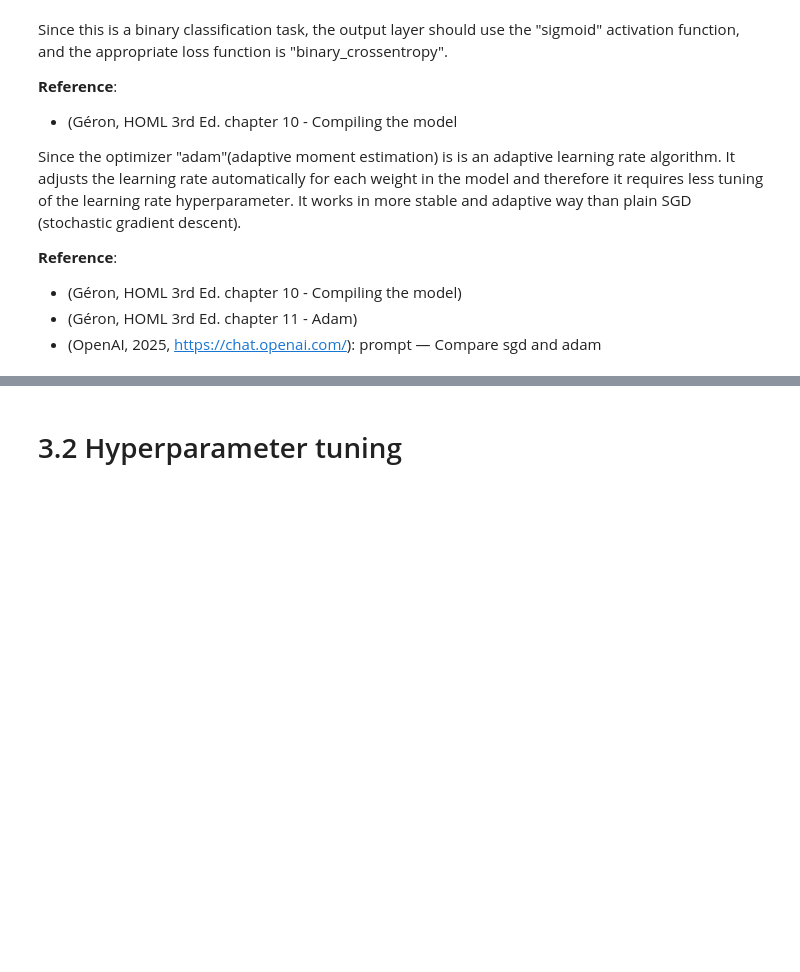
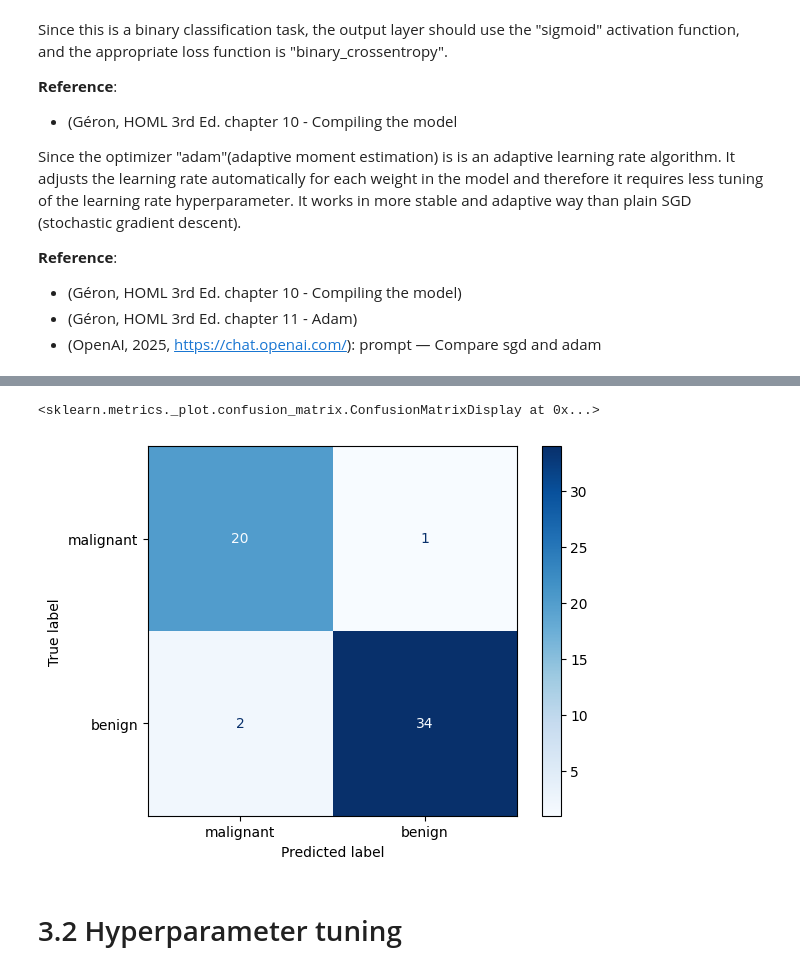
Before and after one commit to sk-0226/assignmt_2, a Jupyter notebook: zID_Project_02.ipynb, the cells around one changed output, grey strips where cells are left out. Saved outputs shown, nothing was run; the diff lists cells and outputs as text; code cells hidden in the pictures; blank space fills up the shorter version.

Commit message:
baseline model and final model separarted. evaluation and retrain on test+val combined set.

```diff
--- a/zID_Project_02.ipynb
+++ b/zID_Project_02.ipynb
@@ -419,9 +418,10 @@ For validation and test sets, scaler.transform() is used to apply the same scali
 # %% [markdown]
 <font color='blue'>**Fully connected (Dense layer) Artificial Neural Networks (ANNs) using TensorFlow and Keras**
 # %%
+# Build baseline model (4 layers, 20 nodes, SELU)
 import tensorflow as tf
-tf.random.set_seed(77)     # For reproducibility: the initial weights and biases in each Dense layers are the same every time I run the code
-model = tf.keras.Sequential([
+tf.random.set_seed(42)     # For reproducibility: the initial weights and biases in each Dense layers are the same every time I run the code
+baseline_model = tf.keras.Sequential([
   tf.keras.layers.Input(shape=(30,)),             # AI assistance: shape of the input = 30 features
   tf.keras.layers.Dense(20, activation="selu"),
   tf.keras.layers.Dense(20, activation="selu"),
@@ -532,7 +527,7 @@ The bias vector of that layer has 20 units, which is correct.
 # %% [markdown]
 Now a model has been created. The next step is to call compile() method to specify the loss function and the optimiser to use.
 # %%
-model.compile(loss="binary_crossentropy",
+baseline_model.compile(loss="binary_crossentropy",
               optimizer="adam",
               metrics=["accuracy"])
 # %% [markdown]
@@ -547,3 +542,6 @@ Since the optimizer "adam"(adaptive moment estimation) is is an adaptive learnin
 - (Géron, HOML 3rd Ed. chapter 10 - Compiling the model)
 - (Géron, HOML 3rd Ed. chapter 11 - Adam)
 - (OpenAI, 2025, https://chat.openai.com/): prompt — Compare sgd and adam
+# %%
+# Train baseline model
+baseline_model.fit(X_train_scaled, y_train, epochs=10, validation_data=(X_val_scaled, y_val))
@@ -549,0 +582,7 @@ Since the optimizer "adam"(adaptive moment estimation) is is an adaptive learnin
+# %%
+from sklearn.metrics import classification_report
+
+# Baseline model classification report
+y_pred_baseline = (baseline_model.predict(X_test_scaled) > 0.5).astype(int)
+print("Baseline Model Classification Report:")
+print(classification_report(y_test, y_pred_baseline, target_names=cancer.target_names))
@@ -550,3 +600,17 @@ Since the optimizer "adam"(adaptive moment estimation) is is an adaptive learnin
+# %%
+# Baseline model confusion matrix
+from sklearn.metrics import confusion_matrix, ConfusionMatrixDisplay
+import matplotlib.pyplot as plt
+
+cm_baseline = confusion_matrix(y_test, y_pred_baseline)
+disp_baseline = ConfusionMatrixDisplay(confusion_matrix=cm_baseline, display_labels=cancer.target_names)
+
+disp_baseline.plot(cmap=plt.cm.Blues)
+
+# Reference - Gemini AI assistance: automatic suggestion
+# %% [output]
+<sklearn.metrics._plot.confusion_matrix.ConfusionMatrixDisplay at 0x...>
+[figure, added]
 # %% [markdown]
 # 3.2 Hyperparameter tuning
 # %% [markdown]
```
Also changed, not shown: parts of 31 cells of this notebook.
